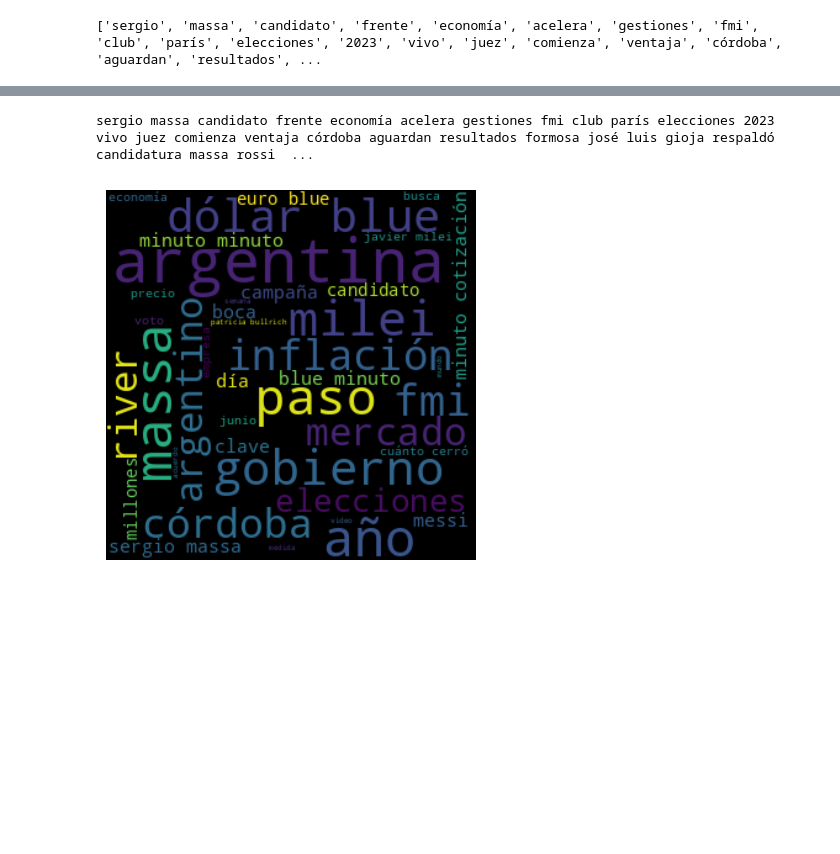
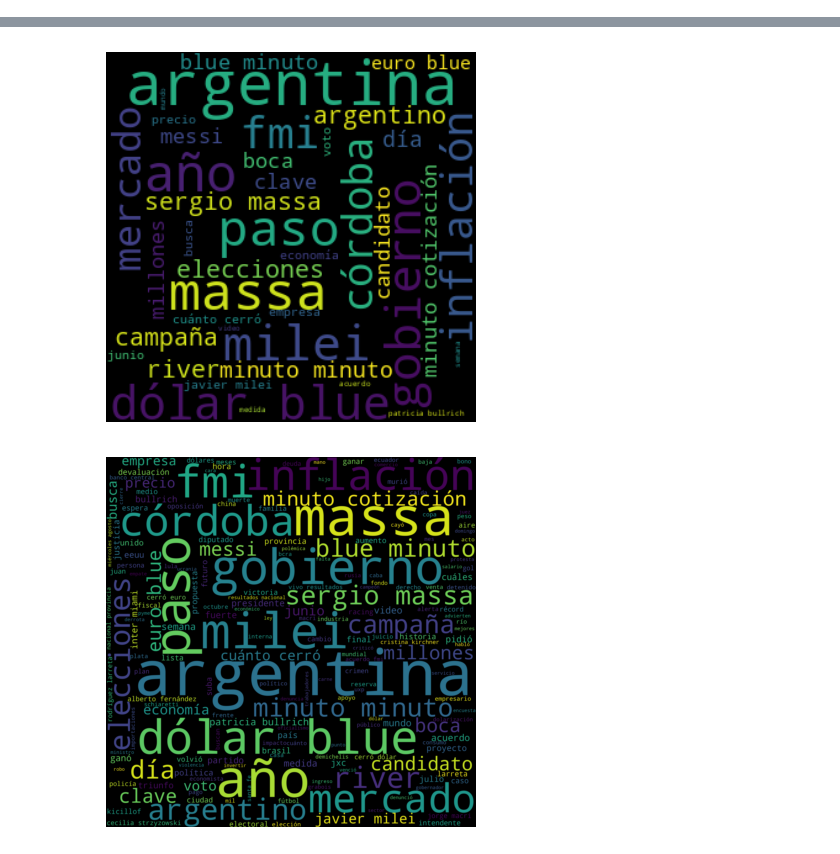
Before and after one commit to maximofrias522/DBTic, a Jupyter notebook: analisis.ipynb, the cells around one changed output, grey strips where cells are left out. Drawn from its saved outputs; the diff is of its cells as text; code cells hidden in the pictures; blank space fills up the shorter version.

```diff
--- a/analisis.ipynb
+++ b/analisis.ipynb
@@ -96,37 +96,44 @@ def clean_text (text) -> list:
     return res
 
 text = clean_text(text)
-print(text)
+# print(text)
 
 name_freq = nltk.FreqDist(text)
 top_names = name_freq.most_common(40)
 
 names, frequencies = zip(*top_names)
 
 plt.rcParams['font.size'] = 20
 plt.figure(figsize=(20, 12))
 plt.bar(names, frequencies)
 plt.xlabel('Palabras')
 plt.ylabel('Frecuencia')
 plt.xticks(rotation=90)
 ax = plt.subplot()
 ax.grid(axis = 'y', color = 'black', linestyle = 'solid')
 ax.set_title('Las 40 palabras mas frecuentes', loc = "center", fontdict = {'fontsize':25, 'fontweight':'bold', 'color':'black'})
 plt.show()
 
 cloud = """ """.join(text)
-print(cloud)
+# print(cloud)
 wc = WordCloud(width = 300, height = 300, background_color = "black", max_words=40)
+wc.generate(cloud)
+
+plt.axis("off")
+plt.imshow(wc, interpolation = "bilinear")
+plt.show()
+
+
+wc = WordCloud(width = 3000, height = 3000, background_color = "black")
 wc.generate(cloud)
 
 plt.axis("off")
 plt.imshow(wc, interpolation = "bilinear")
 plt.show()
 
 conn.commit()
 conn.close()
 # %% [output]
-['sergio', 'massa', 'candidato', 'frente', 'economía', 'acelera', 'gestiones', 'fmi', 'club', 'parís', 'elecciones', '2023', 'vivo', 'juez', 'comienza', 'ventaja', 'córdoba', 'aguardan', 'resultados', ...
 [figure]
-sergio massa candidato frente economía acelera gestiones fmi club parís elecciones 2023 vivo juez comienza ventaja córdoba aguardan resultados formosa josé luis gioja respaldó candidatura massa rossi  ...
-[figure, old version]
+[figure, new version]
+[figure, added]
```
